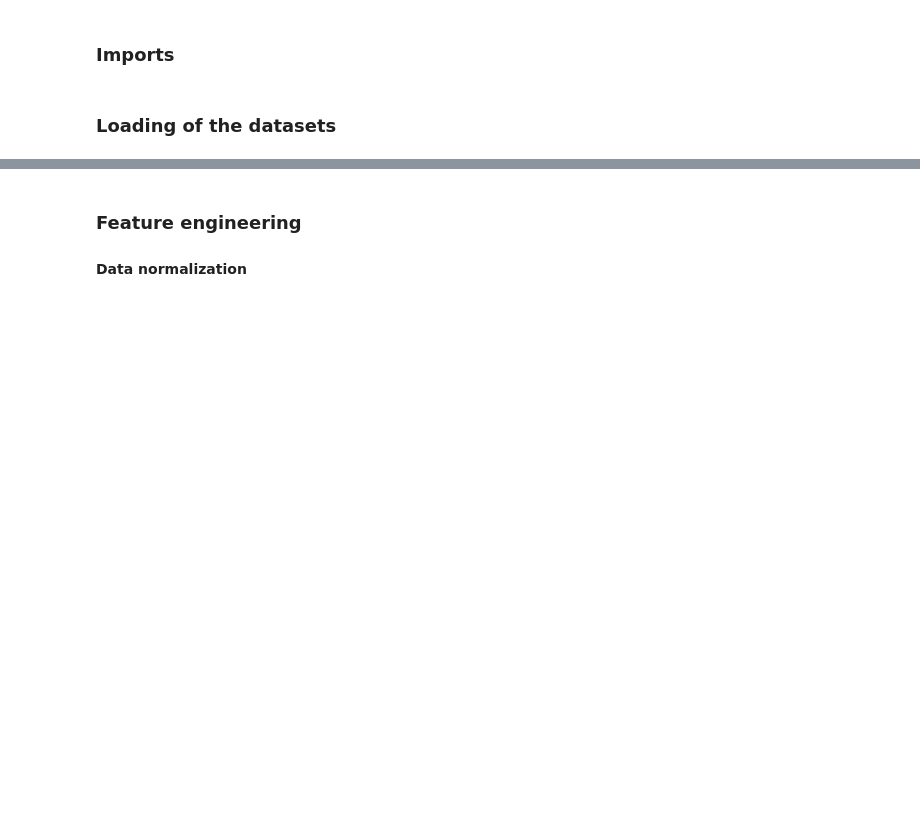
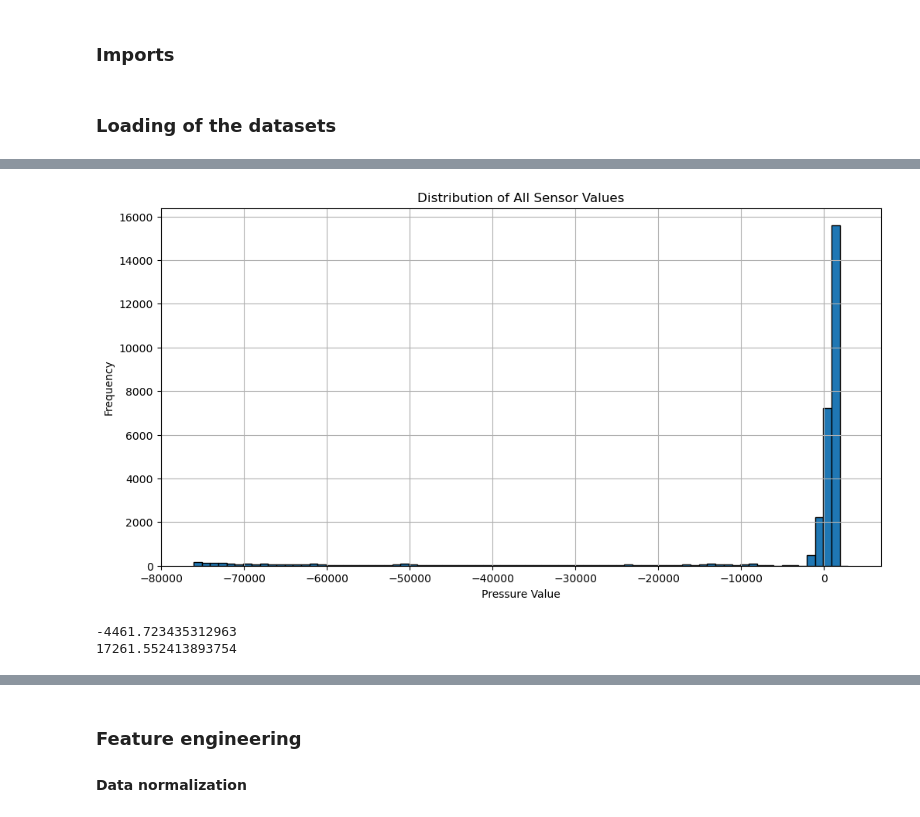
Before and after one commit to Deimos-1/ML-project, a Jupyter notebook: logs.ipynb, the cells around one changed output, grey strips where cells are left out. Drawn from its saved outputs; the diff is of its cells as text; code cells hidden in the pictures; blank space fills up the shorter version.

```diff
--- a/logs.ipynb
+++ b/logs.ipynb
@@ -150,0 +82,20 @@ We'll also start the time at 0 days because it is convenient.
+# %%
+imputer = KNNImputer(missing_values = np.nan, n_neighbors = 2).set_output(transform="pandas")
+
+# Visualize distribution with a histogram (code provided by ChatGPT)
+sensor_data = pressure_train.iloc[:,1:]
+all_values = sensor_data.values.flatten()
+plt.figure(figsize=(12, 6))
+plt.hist(all_values, bins = np.arange(all_values.min(), all_values.max() + 1000, 1000), edgecolor='black')
+plt.title('Distribution of All Sensor Values')
+plt.xlabel('Pressure Value')
+plt.ylabel('Frequency')
+plt.grid(True)
+plt.show()
+
+print(np.mean(all_values))
+print(np.std(all_values))
+# %% [output]
+[figure, added]
+-4461.723435312963
+17261.552413893754
```
Also changed, not shown: parts of 25 cells of this notebook.
